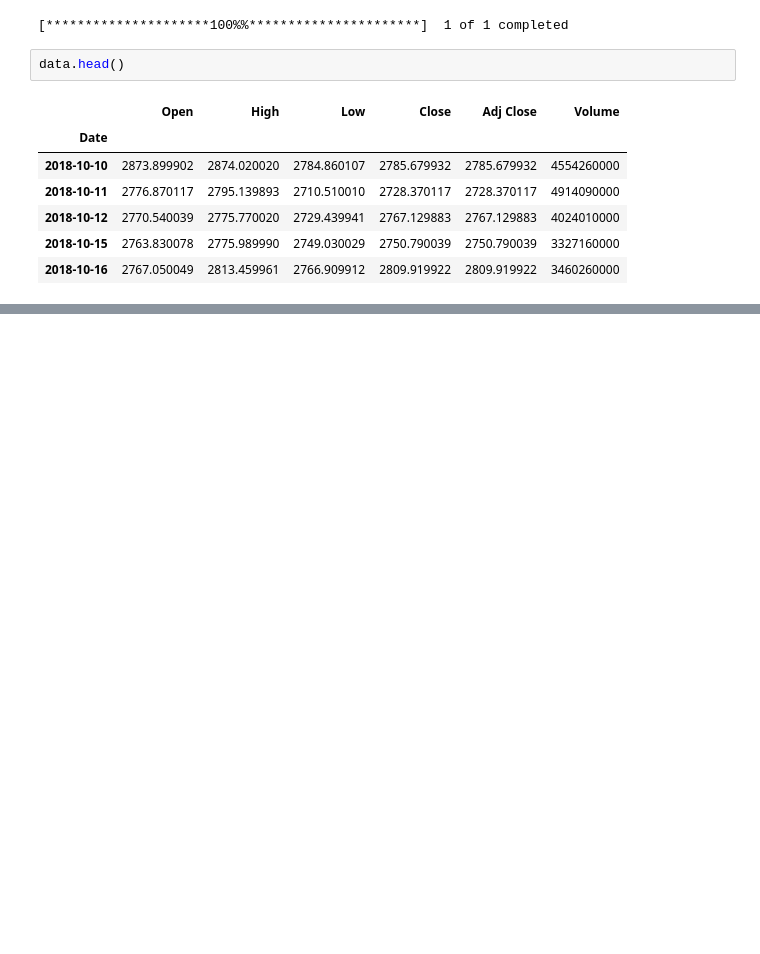
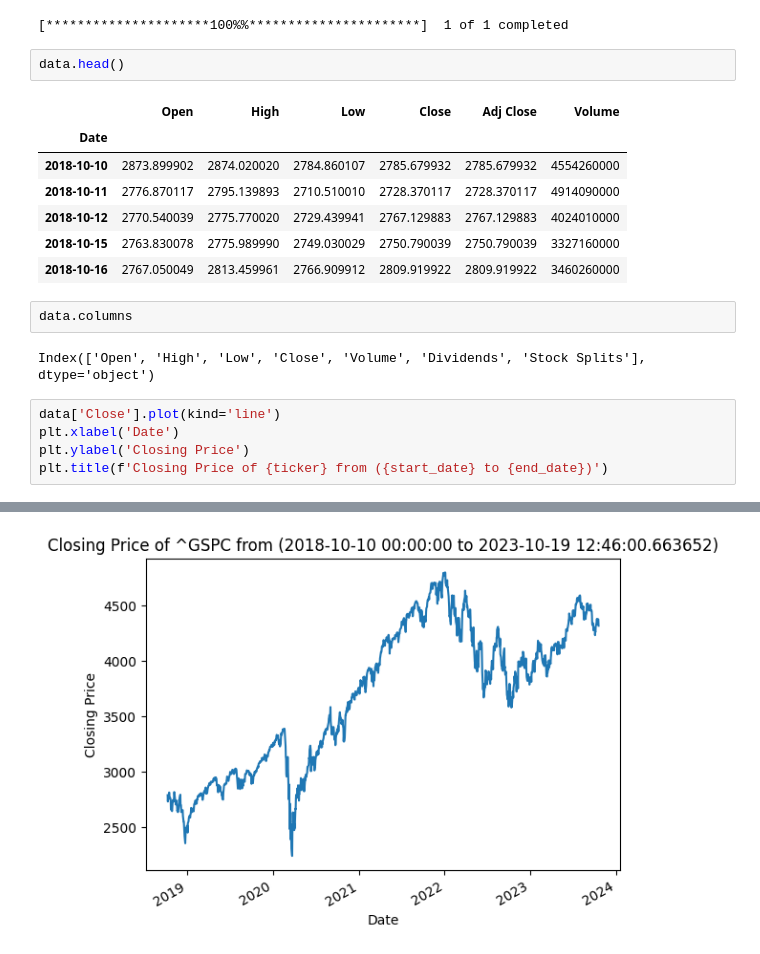
Before and after one commit to shubhamsati97/FinancialImplicationsOfCrimeInUSA, a Jupyter notebook: data/finance/fetch_stock_index_data.ipynb, the cells around one changed output, grey strips where cells are left out. Cells and saved outputs as stored; diff of their text form; blank space fills up the shorter version.

Commit message:
Add a line plot for stock closing price

```diff
--- a/data/finance/fetch_stock_index_data.ipynb
+++ b/data/finance/fetch_stock_index_data.ipynb
@@ -19,3 +20,13 @@ data.head()
 | 2018-10-12 | 2770.540039 | 2775.770020 | 2729.439941 | 2767.129883 | 2767.129883 | 4024010000 |
 | 2018-10-15 | 2763.830078 | 2775.989990 | 2749.030029 | 2750.790039 | 2750.790039 | 3327160000 |
 | 2018-10-16 | 2767.050049 | 2813.459961 | 2766.909912 | 2809.919922 | 2809.919922 | 3460260000 |
+# %%
+data.columns
+# %% [output]
+Index(['Open', 'High', 'Low', 'Close', 'Volume', 'Dividends', 'Stock Splits'], dtype='object')
+# %%
+data['Close'].plot(kind='line')
+plt.xlabel('Date')
+plt.ylabel('Closing Price')
+plt.title(f'Closing Price of {ticker} from ({start_date} to {end_date})')
+# %% [output]
@@ -21,0 +34 @@ data.head()
+[figure, added]
```
Also changed, not shown: parts of 3 cells of this notebook, 1 other file.
